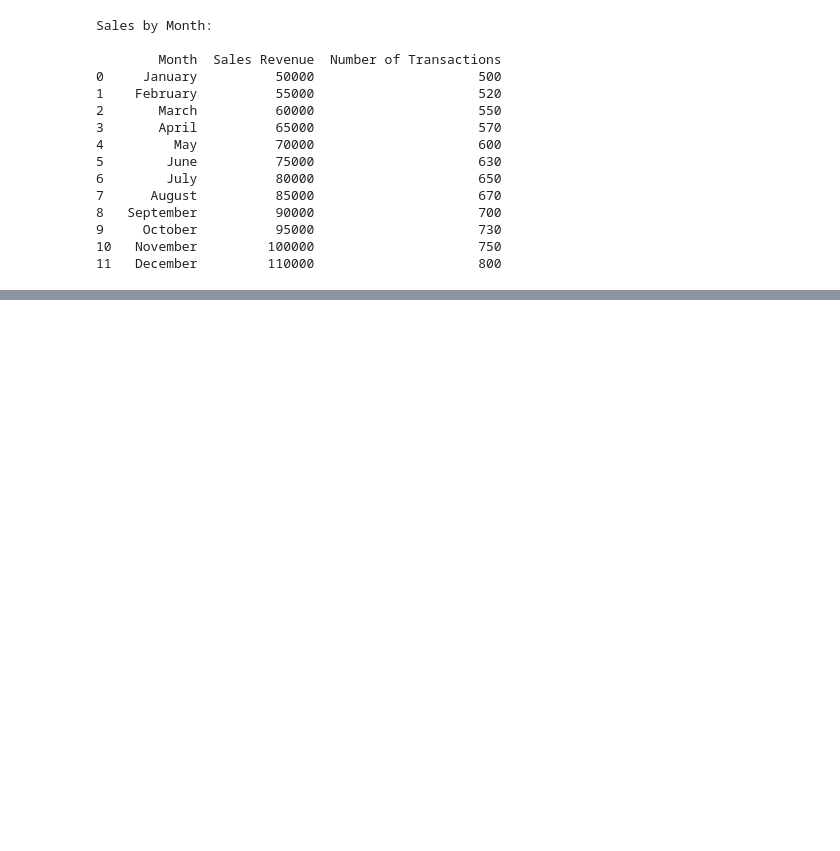
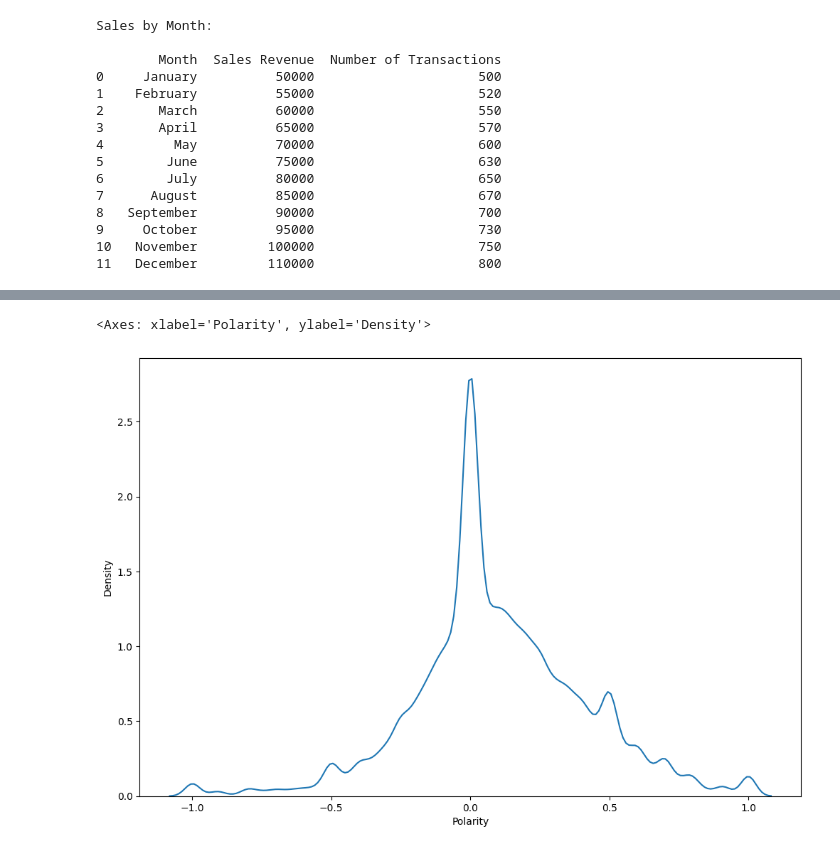
Before and after one commit to Sanjay290304/internship, a Jupyter notebook: Intern.ipynb, the cells around one changed output, grey strips where cells are left out. Cells and saved outputs as stored; diff of their text form; code cells hidden in the pictures; blank space fills up the shorter version.

```diff
--- a/Intern.ipynb
+++ b/Intern.ipynb
@@ -107,0 +308,10 @@ print(sales_channels)
+# %%
+def categorize_sentiment(score):
+    if score < 0:
+        return "Negative"
+    elif score == 0:
+        return "Neutral"
+    else:
+        return "Positive"
+# %%
+df['Sentiment Analysis'] = df['Polarity'].apply(categorize_sentiment)
@@ -107,0 +339,8 @@ print(sales_channels)
+# %%
+# Data Visualization
+
+plt.rcParams['figure.figsize'] = (12,8)
+sns.kdeplot(data = df, x = "Polarity")
+# %% [output]
+<Axes: xlabel='Polarity', ylabel='Density'>
+[figure, added]
```
Also changed, not shown: parts of 35 cells of this notebook.
